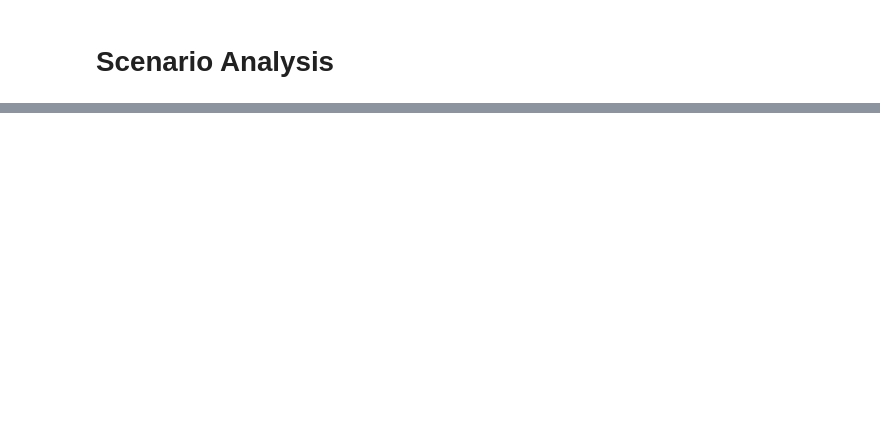
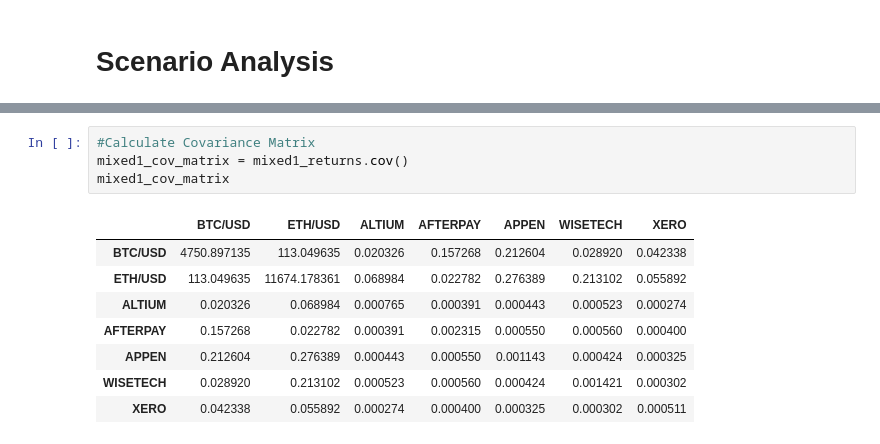
Before and after one commit to sreenivaskalva-2021/MonashFintech2021Project1, a Jupyter notebook: Financial Modelling/Crypto Portfolio/Portfolio Analysis.ipynb, the cells around one changed output, grey strips where cells are left out. Drawn from its saved outputs; the diff is of its cells as text; blank space fills up the shorter version.

```diff
--- a/Financial Modelling/Crypto Portfolio/Portfolio Analysis.ipynb
+++ b/Financial Modelling/Crypto Portfolio/Portfolio Analysis.ipynb
@@ -320,0 +319,13 @@ MC_even_dist = MCSimulation(stock_data, weights = [.99,.01], num_simulation = 50
+# %%
+#Calculate Covariance Matrix
+mixed1_cov_matrix = mixed1_returns.cov()
+mixed1_cov_matrix
+# %% [output]
+|  | BTC/USD | ETH/USD | ALTIUM | AFTERPAY | APPEN | WISETECH | XERO |
+| BTC/USD | 4750.897135 | 113.049635 | 0.020326 | 0.157268 | 0.212604 | 0.028920 | 0.042338 |
+| ETH/USD | 113.049635 | 11674.178361 | 0.068984 | 0.022782 | 0.276389 | 0.213102 | 0.055892 |
+| ALTIUM | 0.020326 | 0.068984 | 0.000765 | 0.000391 | 0.000443 | 0.000523 | 0.000274 |
+| AFTERPAY | 0.157268 | 0.022782 | 0.000391 | 0.002315 | 0.000550 | 0.000560 | 0.000400 |
+| APPEN | 0.212604 | 0.276389 | 0.000443 | 0.000550 | 0.001143 | 0.000424 | 0.000325 |
+| WISETECH | 0.028920 | 0.213102 | 0.000523 | 0.000560 | 0.000424 | 0.001421 | 0.000302 |
+| XERO | 0.042338 | 0.055892 | 0.000274 | 0.000400 | 0.000325 | 0.000302 | 0.000511 |
```
Also changed, not shown: parts of 23 cells of this notebook.
